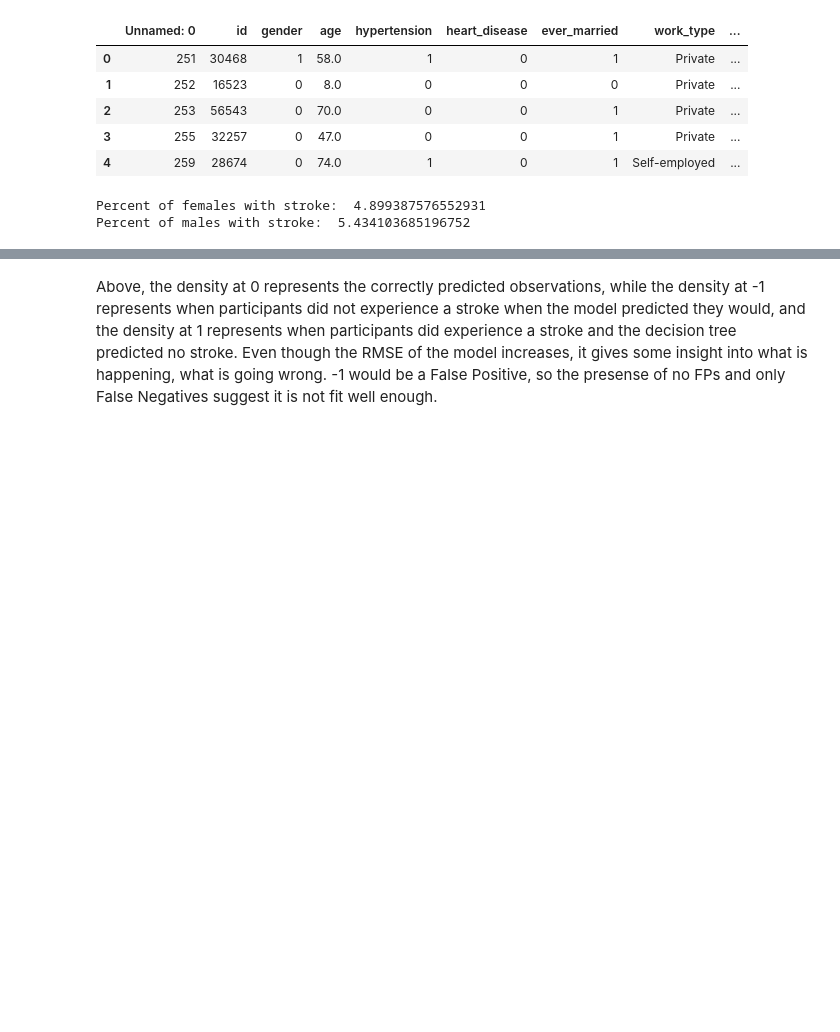
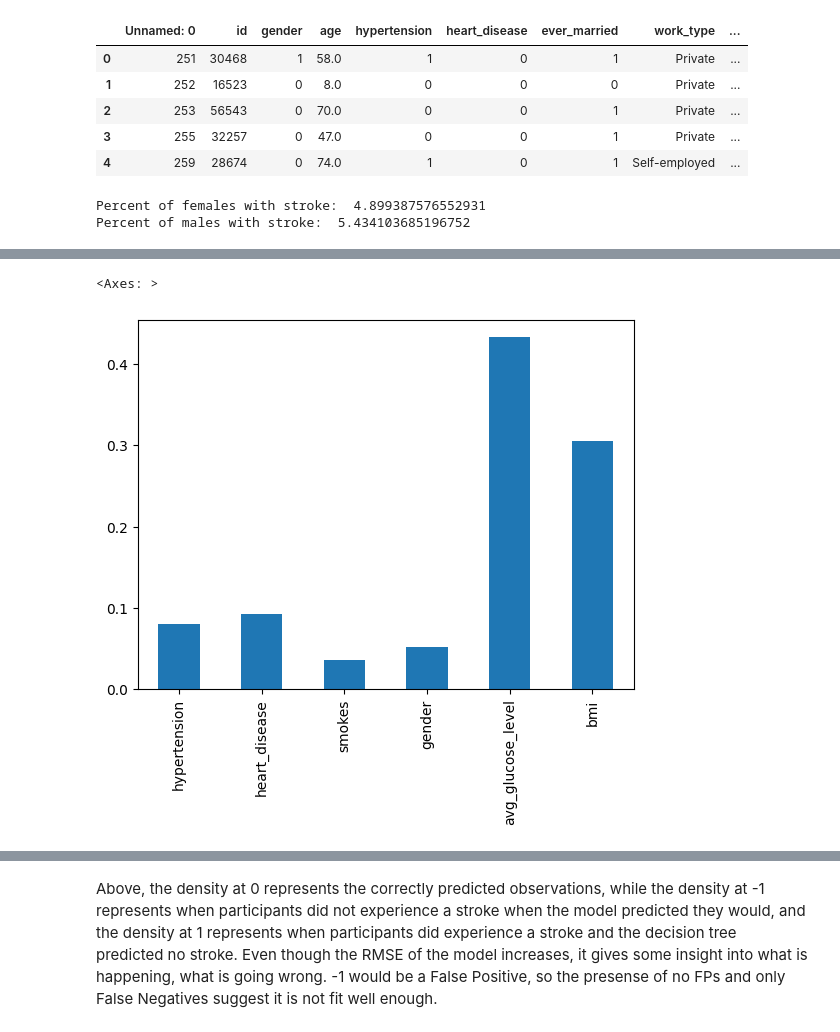
Before and after one commit to DS3001/group9, a Jupyter notebook: project_2/lab2.ipynb, the cells around one changed output, grey strips where cells are left out. Cells and saved outputs as stored; diff of their text form; code cells hidden in the pictures; blank space fills up the shorter version.

```diff
--- a/project_2/lab2.ipynb
+++ b/project_2/lab2.ipynb
@@ -389,3 +413,10 @@ print(RMSE_cart)
+# %%
+#Variable importance plot:
+dt_importances = pd.Series(cart.feature_importances_, index=X_train.columns )
+dt_importances.plot.bar()
+# %% [output]
+<Axes: >
+[figure, added]
 # %%
 ## Residual plot:
 sns.kdeplot(residuals_cart)
```
Also changed, not shown: parts of 13 cells of this notebook.
